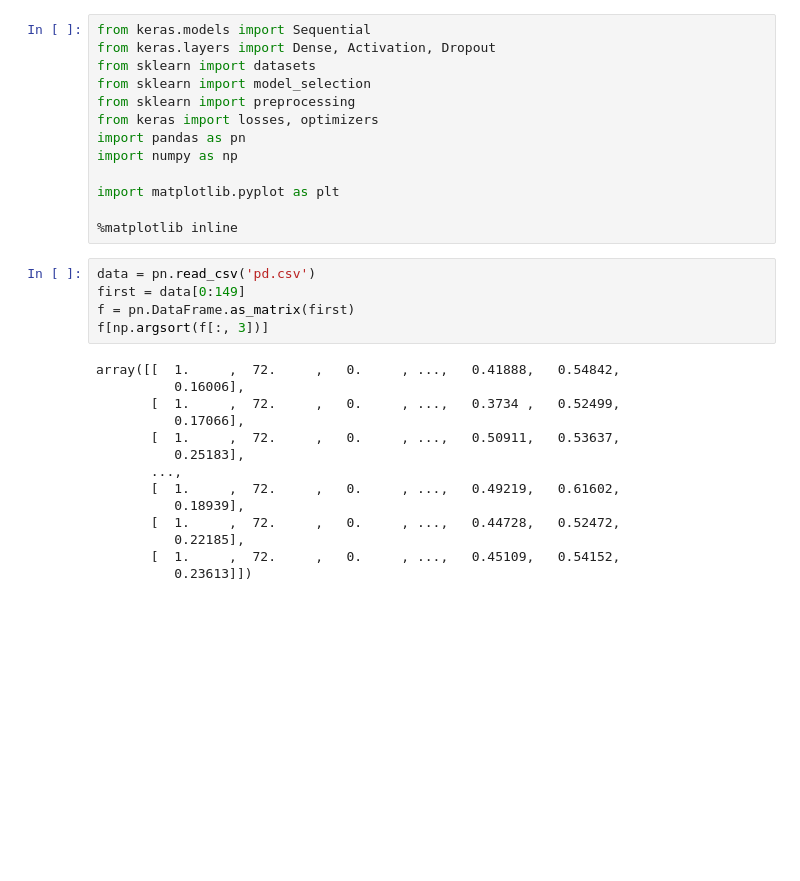
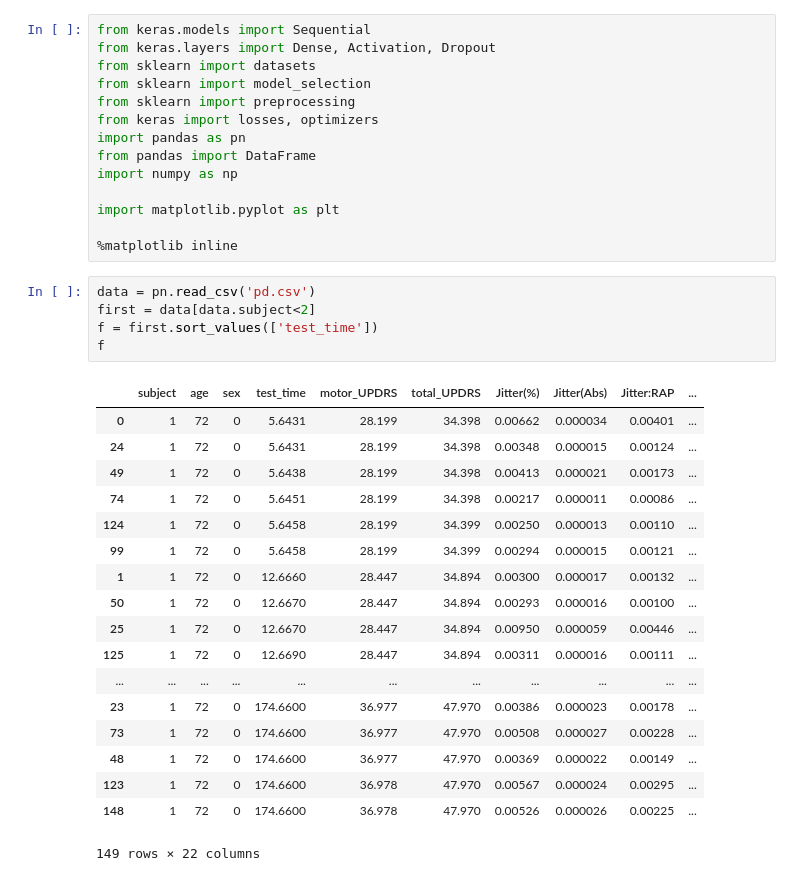
Before and after one commit to karadzic1101/NeuronskeMreze_PD, a Jupyter notebook: Podaci_ispitanik.ipynb, the cells around one changed output. Cells and saved outputs as stored; diff of their text form; blank space fills up the shorter version.

```diff
--- a/Podaci_ispitanik.ipynb
+++ b/Podaci_ispitanik.ipynb
@@ -6,6 +6,7 @@ from sklearn import model_selection
 from sklearn import preprocessing
 from keras import losses, optimizers
 import pandas as pn
+from pandas import DataFrame
 import numpy as np
 
 import matplotlib.pyplot as plt
@@ -13,21 +14,26 @@ import matplotlib.pyplot as plt
 %matplotlib inline
 # %%
 data = pn.read_csv('pd.csv')
-first = data[0:149]
-f = pn.DataFrame.as_matrix(first)
-f[np.argsort(f[:, 3])]
+first = data[data.subject<2]
+f = first.sort_values(['test_time'])
+f
 # %% [output]
+|  | subject | age | sex | test_time | motor_UPDRS | total_UPDRS | Jitter(%) | Jitter(Abs) | Jitter:RAP | ... |
+| 0 | 1 | 72 | 0 | 5.6431 | 28.199 | 34.398 | 0.00662 | 0.000034 | 0.00401 | ... |
+| 24 | 1 | 72 | 0 | 5.6431 | 28.199 | 34.398 | 0.00348 | 0.000015 | 0.00124 | ... |
+| 49 | 1 | 72 | 0 | 5.6438 | 28.199 | 34.398 | 0.00413 | 0.000021 | 0.00173 | ... |
+| 74 | 1 | 72 | 0 | 5.6451 | 28.199 | 34.398 | 0.00217 | 0.000011 | 0.00086 | ... |
+| 124 | 1 | 72 | 0 | 5.6458 | 28.199 | 34.399 | 0.00250 | 0.000013 | 0.00110 | ... |
+| 99 | 1 | 72 | 0 | 5.6458 | 28.199 | 34.399 | 0.00294 | 0.000015 | 0.00121 | ... |
+| 1 | 1 | 72 | 0 | 12.6660 | 28.447 | 34.894 | 0.00300 | 0.000017 | 0.00132 | ... |
+| 50 | 1 | 72 | 0 | 12.6670 | 28.447 | 34.894 | 0.00293 | 0.000016 | 0.00100 | ... |
+| 25 | 1 | 72 | 0 | 12.6670 | 28.447 | 34.894 | 0.00950 | 0.000059 | 0.00446 | ... |
+| 125 | 1 | 72 | 0 | 12.6690 | 28.447 | 34.894 | 0.00311 | 0.000016 | 0.00111 | ... |
+| ... | ... | ... | ... | ... | ... | ... | ... | ... | ... | ... |
+| 23 | 1 | 72 | 0 | 174.6600 | 36.977 | 47.970 | 0.00386 | 0.000023 | 0.00178 | ... |
+| 73 | 1 | 72 | 0 | 174.6600 | 36.977 | 47.970 | 0.00508 | 0.000027 | 0.00228 | ... |
+| 48 | 1 | 72 | 0 | 174.6600 | 36.977 | 47.970 | 0.00369 | 0.000022 | 0.00149 | ... |
+| 123 | 1 | 72 | 0 | 174.6600 | 36.978 | 47.970 | 0.00567 | 0.000024 | 0.00295 | ... |
+| 148 | 1 | 72 | 0 | 174.6600 | 36.978 | 47.970 | 0.00526 | 0.000026 | 0.00225 | ... |
-array([[  1.     ,  72.     ,   0.     , ...,   0.41888,   0.54842,
-          0.16006],
-       [  1.     ,  72.     ,   0.     , ...,   0.3734 ,   0.52499,
-          0.17066],
-       [  1.     ,  72.     ,   0.     , ...,   0.50911,   0.53637,
-          0.25183],
-       ...,
-       [  1.     ,  72.     ,   0.     , ...,   0.49219,   0.61602,
-          0.18939],
-       [  1.     ,  72.     ,   0.     , ...,   0.44728,   0.52472,
-          0.22185],
-       [  1.     ,  72.     ,   0.     , ...,   0.45109,   0.54152,
-          0.23613]])
+149 rows × 22 columns
 # %%
```
Also changed, not shown: parts of 3 cells of this notebook, 3 other files.
